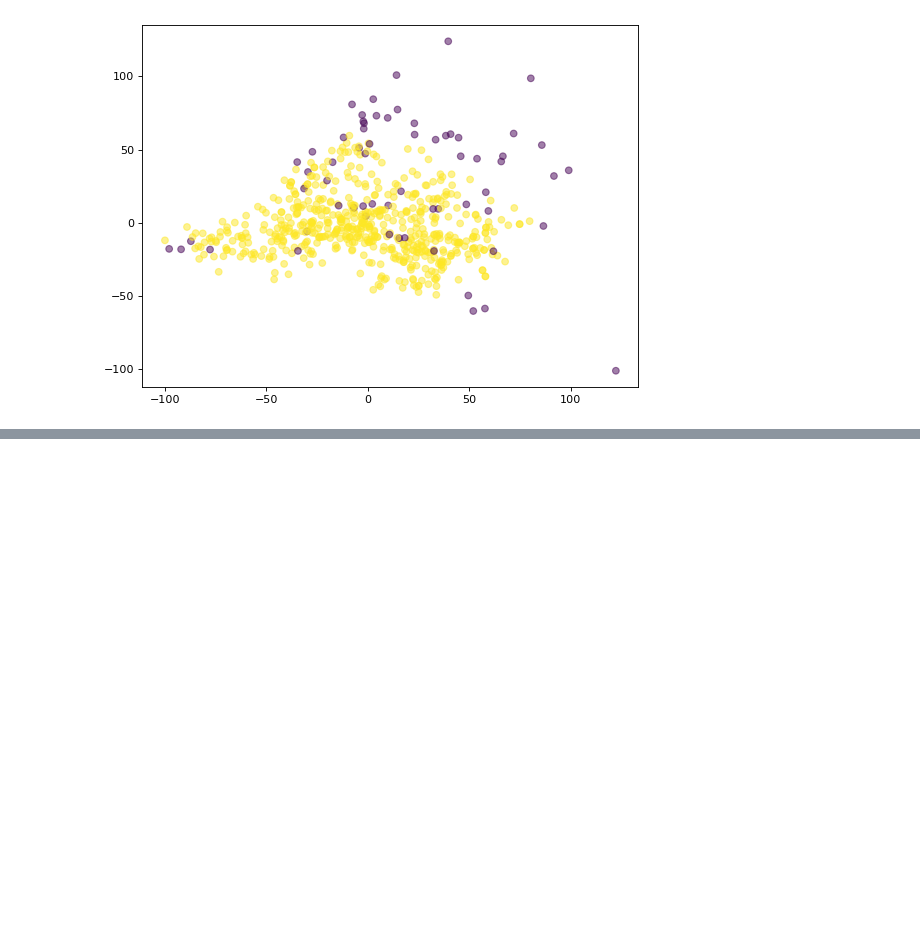
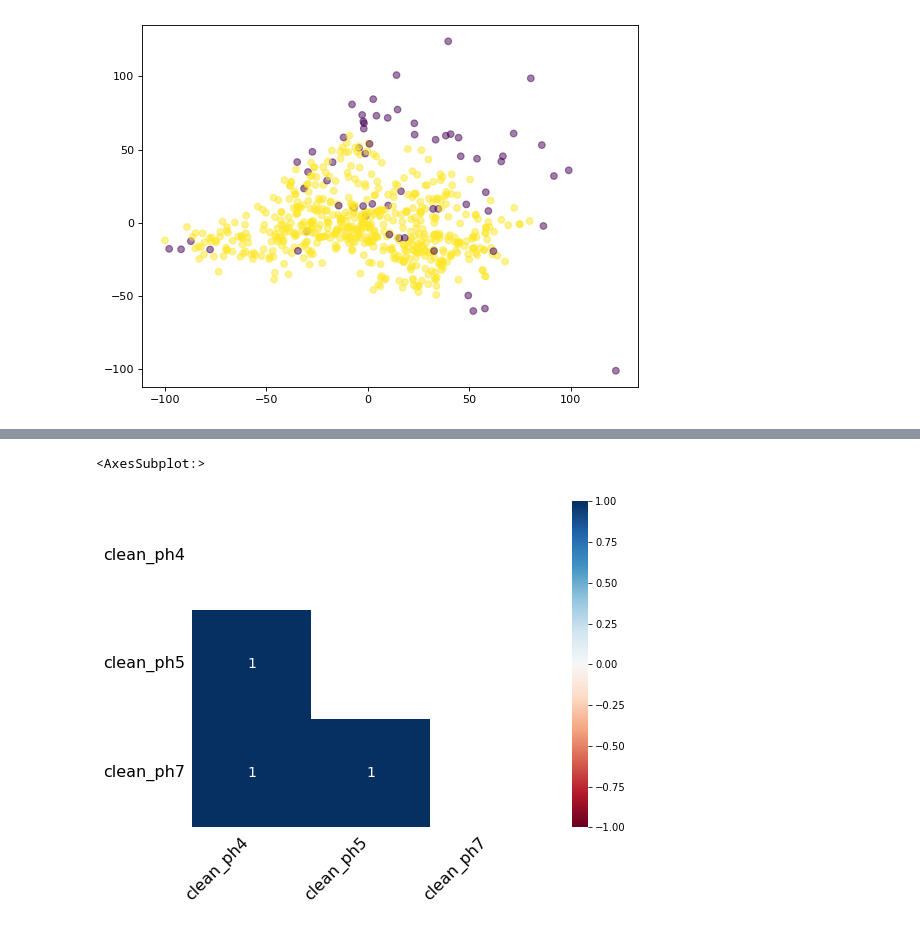
Before and after one commit to EricTsai83/IMBD_data_competition, a Jupyter notebook: Code/EDA.ipynb, the cells around one changed output, grey strips where cells are left out. Saved outputs shown, nothing was run; the diff lists cells and outputs as text; code cells hidden in the pictures; blank space fills up the shorter version.

```diff
--- a/Code/EDA.ipynb
+++ b/Code/EDA.ipynb
@@ -317,0 +384,5 @@ data_x
+# %%
+msno.heatmap(data_x, figsize=(8, 6))
+# %% [output]
+<AxesSubplot:>
+[figure, added]
```
Also changed, not shown: parts of 13 cells of this notebook.
